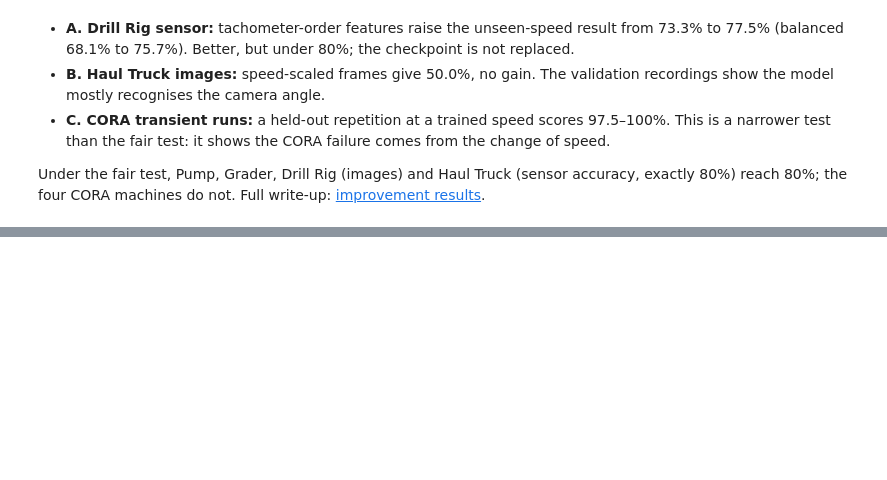
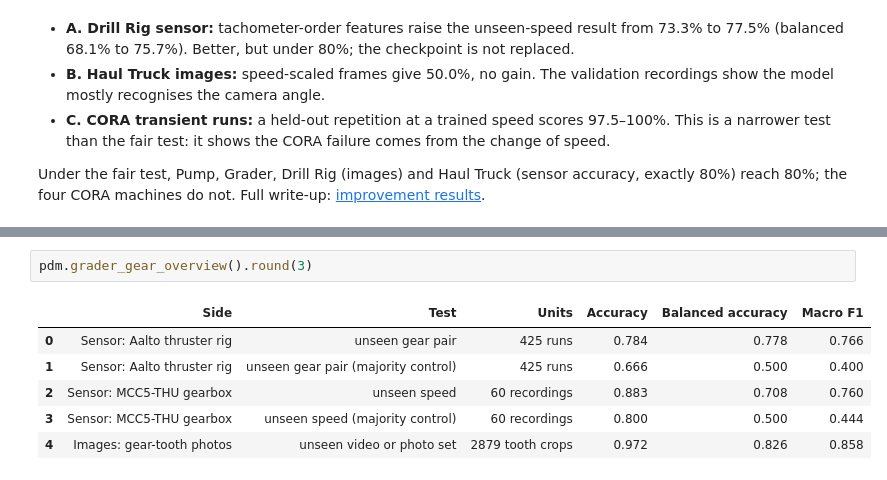
Before and after one commit to theganeshmishra/ai-based-predictive-maintenance-mining-equipment, a Jupyter notebook: Notebook/Mining_Equipment_Condition_Monitoring.ipynb, the cells around one changed output, grey strips where cells are left out. Cells and saved outputs as stored; diff of their text form; blank space fills up the shorter version.

```diff
--- a/Notebook/Mining_Equipment_Condition_Monitoring.ipynb
+++ b/Notebook/Mining_Equipment_Condition_Monitoring.ipynb
@@ -325,0 +330,9 @@ Under the fair test, Pump, Grader, Drill Rig (images) and Haul Truck (sensor acc
+# %%
+pdm.grader_gear_overview().round(3)
+# %% [output]
+|  | Side | Test | Units | Accuracy | Balanced accuracy | Macro F1 |
+| 0 | Sensor: Aalto thruster rig | unseen gear pair | 425 runs | 0.784 | 0.778 | 0.766 |
+| 1 | Sensor: Aalto thruster rig | unseen gear pair (majority control) | 425 runs | 0.666 | 0.500 | 0.400 |
+| 2 | Sensor: MCC5-THU gearbox | unseen speed | 60 recordings | 0.883 | 0.708 | 0.760 |
+| 3 | Sensor: MCC5-THU gearbox | unseen speed (majority control) | 60 recordings | 0.800 | 0.500 | 0.444 |
+| 4 | Images: gear-tooth photos | unseen video or photo set | 2879 tooth crops | 0.972 | 0.826 | 0.858 |
```
Also changed, not shown: parts of 3 cells of this notebook, 8 other files.
